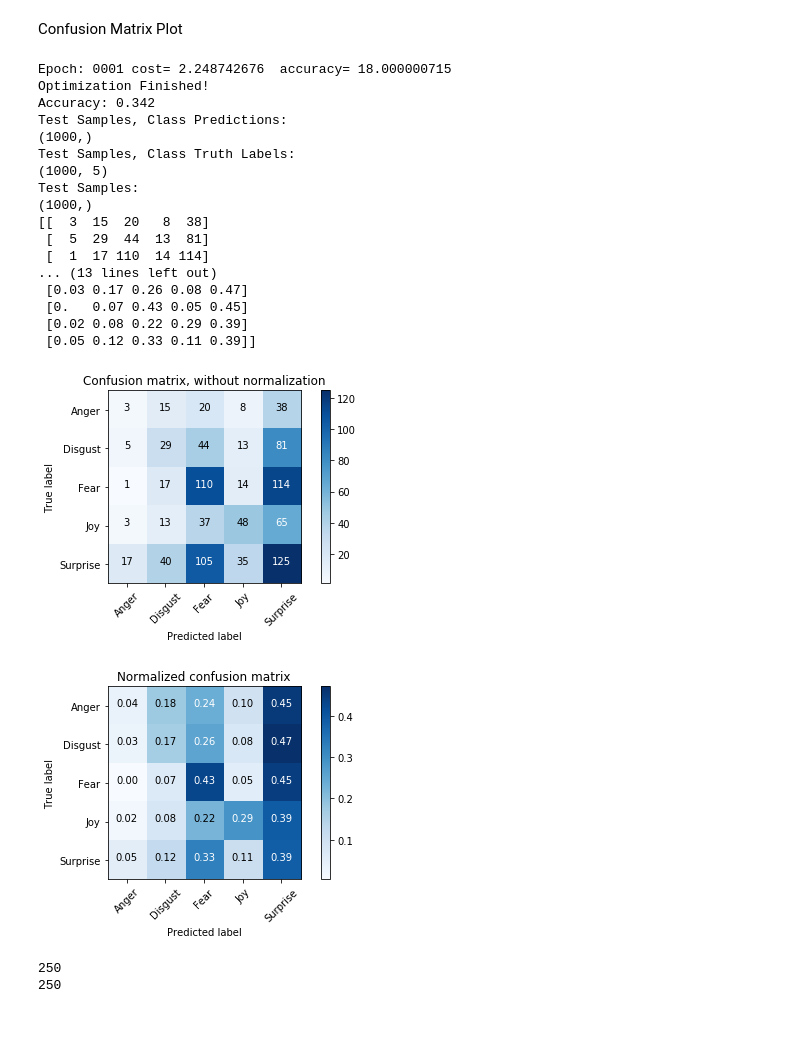
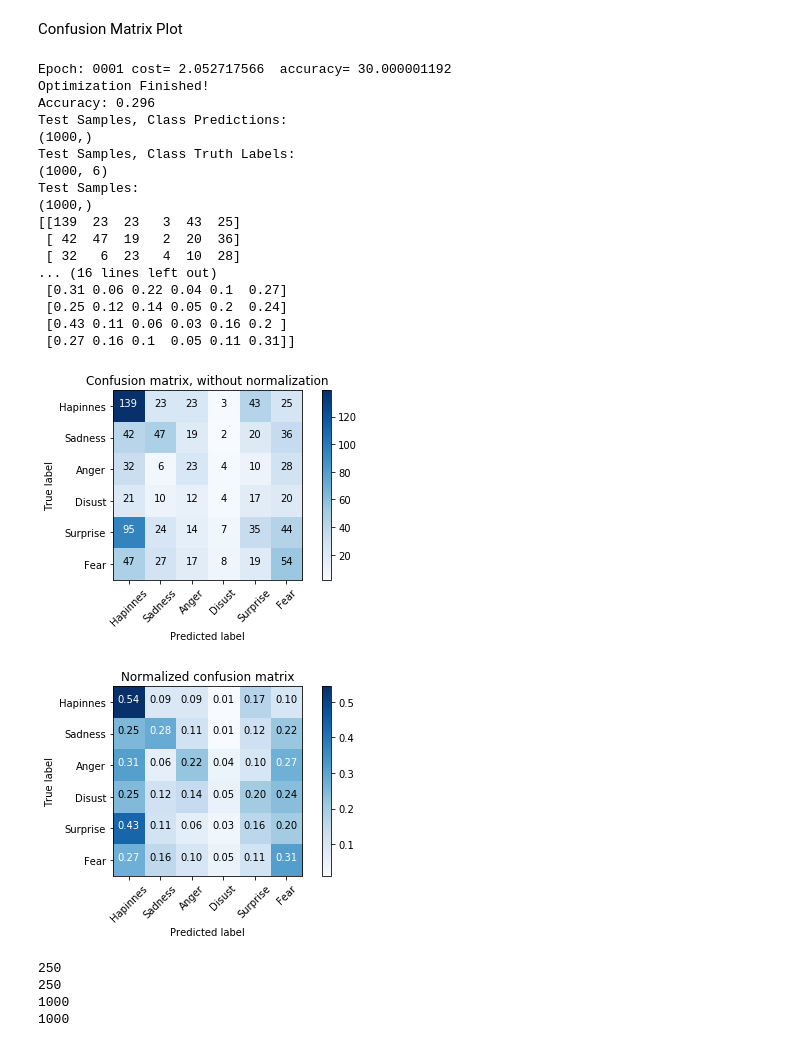
Before and after one commit to Danielafe7GitHub/Composing_RNN, a Jupyter notebook: AffectInText.ipynb, the cells around one changed output. Saved outputs shown, nothing was run; the diff lists cells and outputs as text; code cells hidden in the pictures.

Commit message:
Combining Heterogenious datset

```diff
--- a/AffectInText.ipynb
+++ b/AffectInText.ipynb
@@ -78,0 +81,22 @@ print(emotions)
+# %%
+def toClasses(emo):
+    id_emo = []
+    for e in emo:
+        if e == 0:
+            e = 3
+        elif e == 1:
+            e = 4
+        elif e == 2:
+            e = 6
+        elif e == 3:
+            e = 1
+        elif e == 4:
+            e = 2
+        #elif e == 5:
+            #e = 5
+        id_emo.append(e)
+    return id_emo
+emotions = toClasses(emotions)
+print(emotions)
+print(emotions[0]," ",sentences[0])
+print(len(emotions))
@@ -218,14 +247,16 @@ Normal format ['who', 'are', 'you', 'calling', 'fat']
 Writting the labels : Y train Labels
 # %%
 def toLabels(emo):
-    Y = np.zeros((len(emo), 5))
+    classes = 6
+    Y = np.zeros((len(emo), classes)) #Num Ejemplos X 6 emociones
     for e in range(0,len(emo)):
-        vector = np.zeros((5))
-        vector[(emo[e] % 6) - 1] = 1
+        vector = np.zeros((classes))
+        vector[(emo[e] % (classes + 1)) - 1] = 1
         Y[e] = vector
+        #print(emo[e],"---",vector)
     return Y
 
 Y_train = toLabels(emotions)
-print("Y_train: ",Y_train.shape," Num Ejem X 5 clases")
+print("Y_train: ",Y_train.shape," Num Ejem X 6 clases")
 print("X_train: ",X_train.shape," Num Ejem X Maximun Lengh")
 # %% [output]
@@ -242,6 +288,10 @@ print(id_test[0]," ",sent_test[0])
 #Escogemos the most hight emotion
 dataset = "Affective_Text/affectivetext_test.emotions.gold"
 test_emotions = extract_emo(dataset)
+print(test_emotions)
+#Generalizamos esas emociones para el Heterogenious Dataset
+test_emotions = toClasses(test_emotions)
+
 print(test_emotions)
 
 #Limpiamos las Sentences
@@ -262,7 +312,7 @@ print("Normal format",c_sent_test[0])
 
 #Transformamos cada emocion {1,2,3,4,5} a one-hot vectors
 Y_test = toLabels(test_emotions)
-print("Y_train: ",Y_test.shape," Num Ejem X 5 clases")
+print("Y_train: ",Y_test.shape," Num Ejem X 6 clases")
 print("X_train: ",X_test.shape," Num Ejem X Maximun Lengh")
 # %% [output]
 500   Test to predict breast cancer relapse is approved
@@ -305,7 +355,7 @@ RNN Model
 # %%
 batchSize = 50 #Tiene que ser multiplo del NumEjem
 lstmUnits = 64
-numClasses = 5
+numClasses = 6
 # %% [markdown]
 Declarando placeholders para los labels (5 emotions) && data imput
 # %%
@@ -461,62 +511,67 @@ with tf.Session() as sess:
     y_true = test
     y_pred = result
     print(confusion_matrix(y_true, y_pred))
-    class_names = ["Anger","Disgust","Fear","Joy","Surprise"]
+    class_names = ["Hapinnes","Sadness","Anger","Disust","Surprise","Fear"]
 
     from sklearn.metrics import precision_score
     from sklearn.metrics import f1_score
     from sklearn.metrics import recall_score
     print("Precision: ",precision_score(y_true, y_pred, average=None))
     print("Recall: ",recall_score(y_true, y_pred, average=None))
     print("F1: ",f1_score(y_true, y_pred, average=None))
 
     # Compute confusion matrix
     cnf_matrix = confusion_matrix(y_true, y_pred)
     np.set_printoptions(precision=2)
 
     # Plot non-normalized confusion matrix
     plt.figure()
     plot_confusion_matrix(cnf_matrix, classes=class_names,
                           title='Confusion matrix, without normalization')
 
     # Plot normalized confusion matrix
     plt.figure()
     plot_confusion_matrix(cnf_matrix, classes=class_names, normalize=True,
                           title='Normalized confusion matrix')
 
     plt.show()
 # %% [output]
-Epoch: 0001 cost= 2.248742676  accuracy= 18.000000715
+Epoch: 0001 cost= 2.052717566  accuracy= 30.000001192
 Optimization Finished!
-Accuracy: 0.342
+Accuracy: 0.296
 Test Samples, Class Predictions:
 (1000,)
 Test Samples, Class Truth Labels:
-(1000, 5)
+(1000, 6)
 Test Samples:
 (1000,)
-[[  3  15  20   8  38]
- [  5  29  44  13  81]
- [  1  17 110  14 114]
-... (13 lines left out)
- [0.03 0.17 0.26 0.08 0.47]
- [0.   0.07 0.43 0.05 0.45]
- [0.02 0.08 0.22 0.29 0.39]
- [0.05 0.12 0.33 0.11 0.39]]
+[[139  23  23   3  43  25]
+ [ 42  47  19   2  20  36]
+ [ 32   6  23   4  10  28]
+... (16 lines left out)
+ [0.31 0.06 0.22 0.04 0.1  0.27]
+ [0.25 0.12 0.14 0.05 0.2  0.24]
+ [0.43 0.11 0.06 0.03 0.16 0.2 ]
+ [0.27 0.16 0.1  0.05 0.11 0.31]]
-[figure, old version]
+[figure, new version]
-[figure, old version]
+[figure, new version]
 # %%
 #Exporting For Heterogenious Dataset
 print(len(sentences))
 print(len(emotions))
+print(len(sent_test))
+print(len(test_emotions))
+file = open("AffectHetero.txt","w")
+
 def writeDataset(emotions,sentences):
-    file = open("affectCorpus.txt","w")
+    global file
     for i in range(0,len(emotions)):
         linea = str(emotions[i]) + '#' + sentences[i]
         file.write(linea)
-    file.close()
 # %% [output]
 250
 250
+1000
+1000
 # %%
 writeDataset(emotions,sentences)
```
Also changed, not shown: parts of 6 cells of this notebook, 7 other files.
